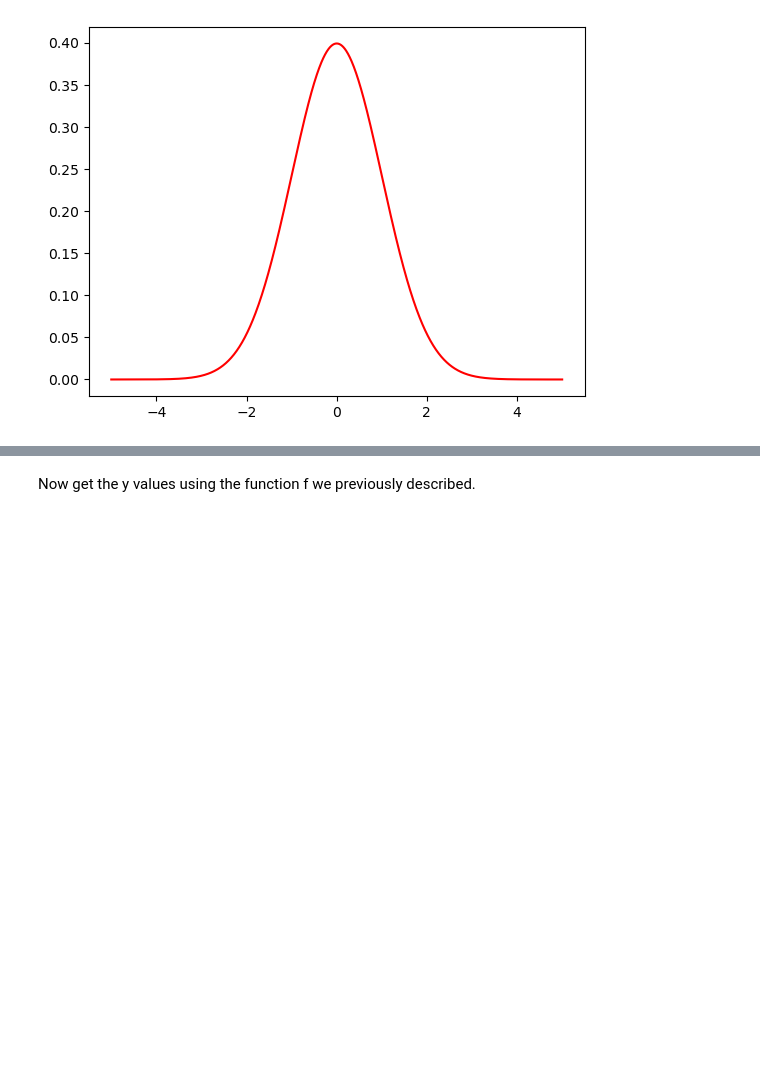
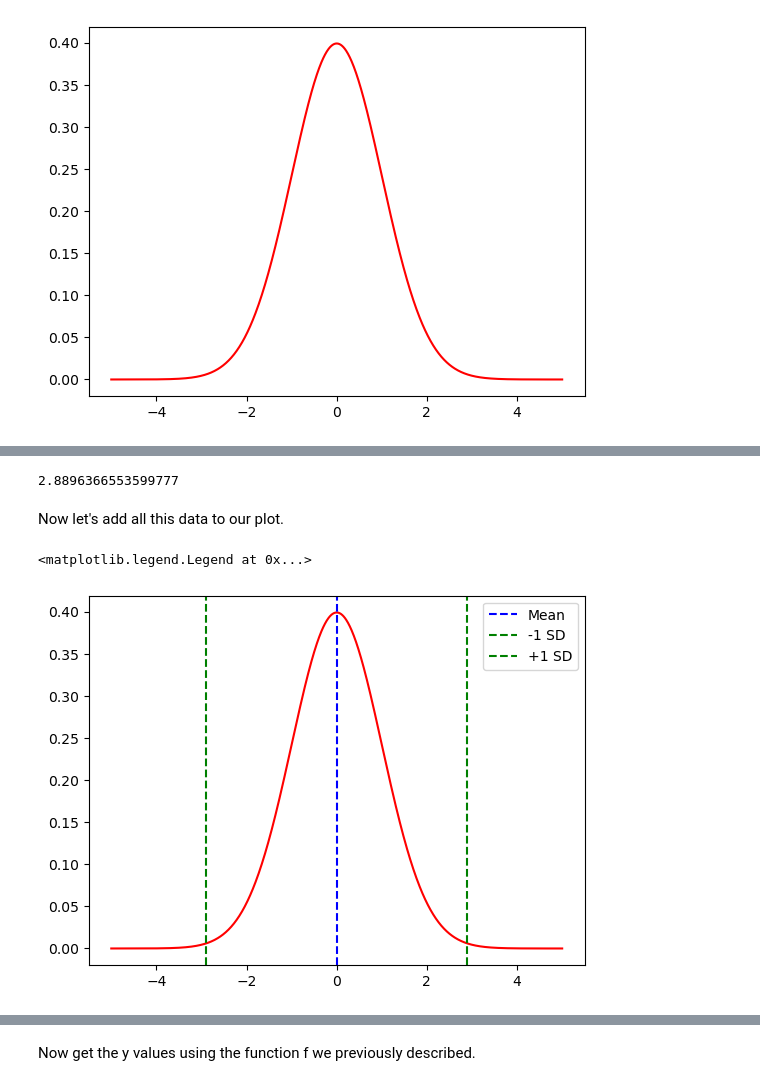
Before and after one commit to kknb1982/applied_statistics, a Jupyter notebook: problems.ipynb, the cells around one changed output, grey strips where cells are left out. Saved outputs shown, nothing was run; the diff lists cells and outputs as text; code cells hidden in the pictures; blank space fills up the shorter version.

```diff
--- a/problems.ipynb
+++ b/problems.ipynb
@@ -561,0 +443,7 @@ ax.plot(x, y, 'r')
+# %%
+# calculate the mean
+# https://numpy.org/doc/stable/reference/generated/numpy.mean.html#numpy.mean
+mean = np.mean(x)
+
+# Show the mean
+mean
@@ -562 +466,32 @@ ax.plot(x, y, 'r')
+# %%
+# Calculate the standard deviation
+# https://numpy.org/doc/stable/reference/generated/numpy.std.html#numpy.std
+sigma = np.std(x)
+
+# Show the standard deviation
+sigma
+# %% [output]
+2.8896366553599777
+# %% [markdown]
+Now let's add all this data to our plot.
+# %%
+# Create an empty plot.
+# https://matplotlib.org/stable/users/explain/axes/index.html
+fig, ax = plt.subplots()
+
+# Plot the function.
+ax.plot(x, y, 'r')
+
+# Plot the mean
+ax.axvline(mean, color='b', linestyle='--', label='Mean')
+
+# Plot the standard deviations
+ax.axvline(mean - sigma, color='g', linestyle='--', label='-1 SD')
+ax.axvline(mean + sigma, color='g', linestyle='--', label='+1 SD')
+
+# Show the legend
+ax.legend()
+# %% [output]
+<matplotlib.legend.Legend at 0x...>
+[figure, added]
 # %% [markdown]
```
Also changed, not shown: parts of 91 cells of this notebook.
